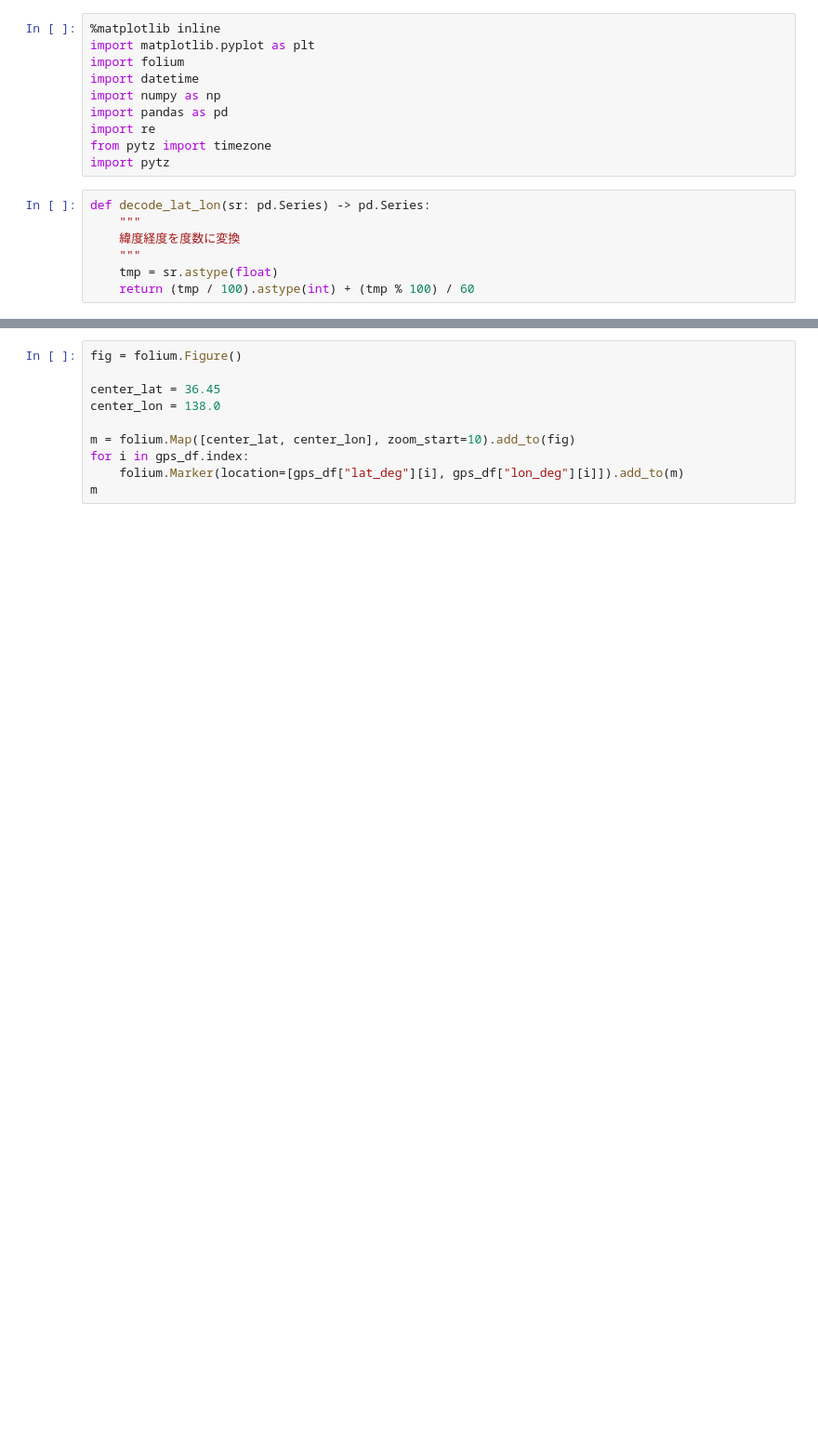
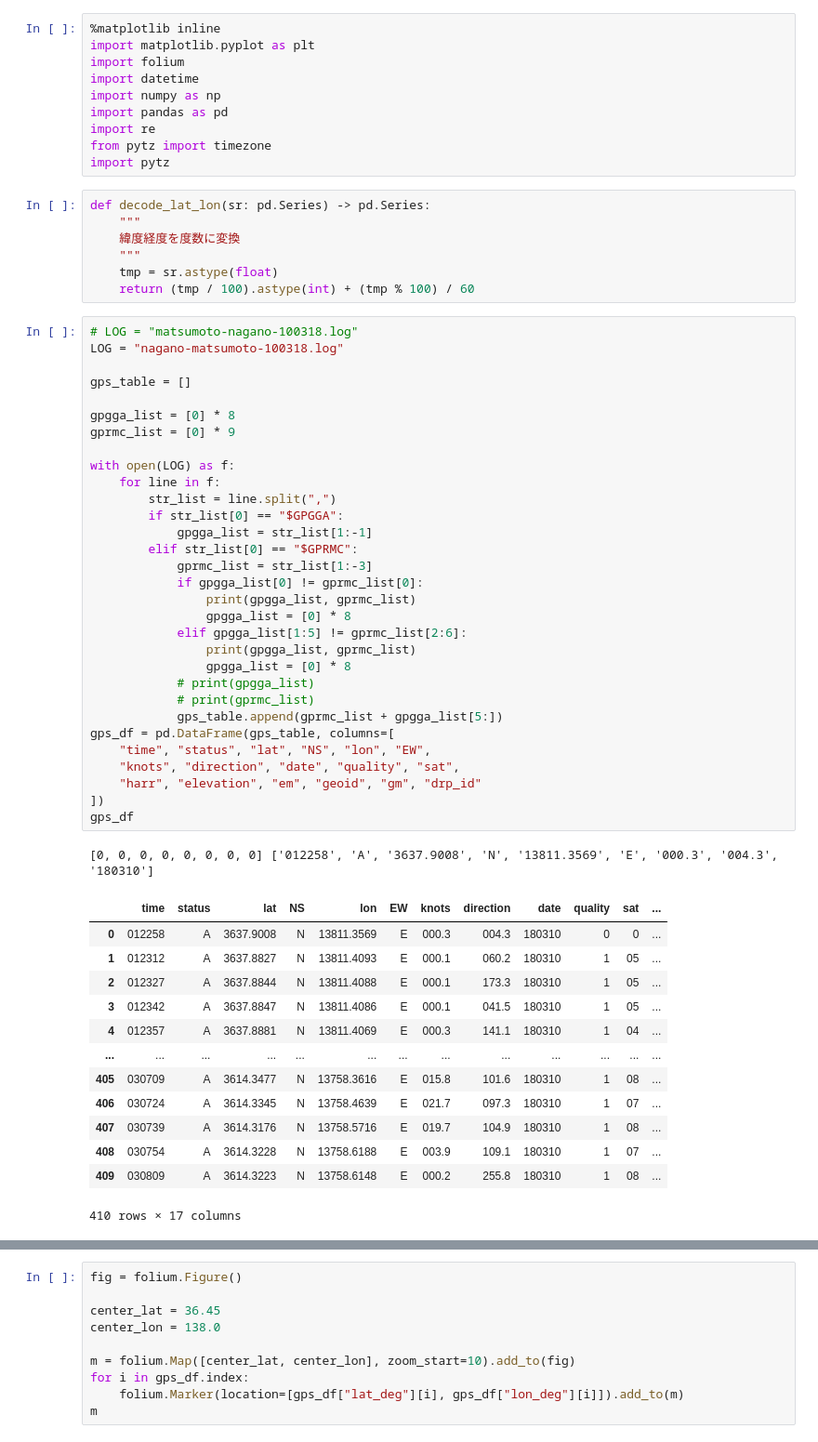
Before and after one commit to asano-lab/oasobi, a Jupyter notebook: kadai10/test.ipynb, the cells around one changed output, grey strips where cells are left out. Shown at 93% size. Saved outputs shown, nothing was run; the diff lists cells and outputs as text; blank space fills up the shorter version.

```diff
--- a/kadai10/test.ipynb
+++ b/kadai10/test.ipynb
@@ -15,4 +15,50 @@ def decode_lat_lon(sr: pd.Series) -> pd.Series:
     """
     tmp = sr.astype(float)
     return (tmp / 100).astype(int) + (tmp % 100) / 60
+# %%
+# LOG = "matsumoto-nagano-100318.log"
+LOG = "nagano-matsumoto-100318.log"
+
+gps_table = []
+
+gpgga_list = [0] * 8
+gprmc_list = [0] * 9
+
+with open(LOG) as f:
+    for line in f:
+        str_list = line.split(",")
+        if str_list[0] == "$GPGGA":
+            gpgga_list = str_list[1:-1]
+        elif str_list[0] == "$GPRMC":
+            gprmc_list = str_list[1:-3]
+            if gpgga_list[0] != gprmc_list[0]:
+                print(gpgga_list, gprmc_list)
+                gpgga_list = [0] * 8
+            elif gpgga_list[1:5] != gprmc_list[2:6]:
+                print(gpgga_list, gprmc_list)
+                gpgga_list = [0] * 8
+            # print(gpgga_list)
+            # print(gprmc_list)
+            gps_table.append(gprmc_list + gpgga_list[5:])
+gps_df = pd.DataFrame(gps_table, columns=[
+    "time", "status", "lat", "NS", "lon", "EW",
+    "knots", "direction", "date", "quality", "sat",
+    "harr", "elevation", "em", "geoid", "gm", "drp_id"
+])
+gps_df
+# %% [output]
+[0, 0, 0, 0, 0, 0, 0, 0] ['012258', 'A', '3637.9008', 'N', '13811.3569', 'E', '000.3', '004.3', '180310']
+|  | time | status | lat | NS | lon | EW | knots | direction | date | quality | sat | ... |
+| 0 | 012258 | A | 3637.9008 | N | 13811.3569 | E | 000.3 | 004.3 | 180310 | 0 | 0 | ... |
+| 1 | 012312 | A | 3637.8827 | N | 13811.4093 | E | 000.1 | 060.2 | 180310 | 1 | 05 | ... |
+| 2 | 012327 | A | 3637.8844 | N | 13811.4088 | E | 000.1 | 173.3 | 180310 | 1 | 05 | ... |
+| 3 | 012342 | A | 3637.8847 | N | 13811.4086 | E | 000.1 | 041.5 | 180310 | 1 | 05 | ... |
+| 4 | 012357 | A | 3637.8881 | N | 13811.4069 | E | 000.3 | 141.1 | 180310 | 1 | 04 | ... |
+| ... | ... | ... | ... | ... | ... | ... | ... | ... | ... | ... | ... | ... |
+| 405 | 030709 | A | 3614.3477 | N | 13758.3616 | E | 015.8 | 101.6 | 180310 | 1 | 08 | ... |
+| 406 | 030724 | A | 3614.3345 | N | 13758.4639 | E | 021.7 | 097.3 | 180310 | 1 | 07 | ... |
+| 407 | 030739 | A | 3614.3176 | N | 13758.5716 | E | 019.7 | 104.9 | 180310 | 1 | 08 | ... |
+| 408 | 030754 | A | 3614.3228 | N | 13758.6188 | E | 003.9 | 109.1 | 180310 | 1 | 07 | ... |
+| 409 | 030809 | A | 3614.3223 | N | 13758.6148 | E | 000.2 | 255.8 | 180310 | 1 | 08 | ... |
+410 rows × 17 columns
 # %%
```
Also changed, not shown: parts of 9 cells of this notebook, 1 other file.
